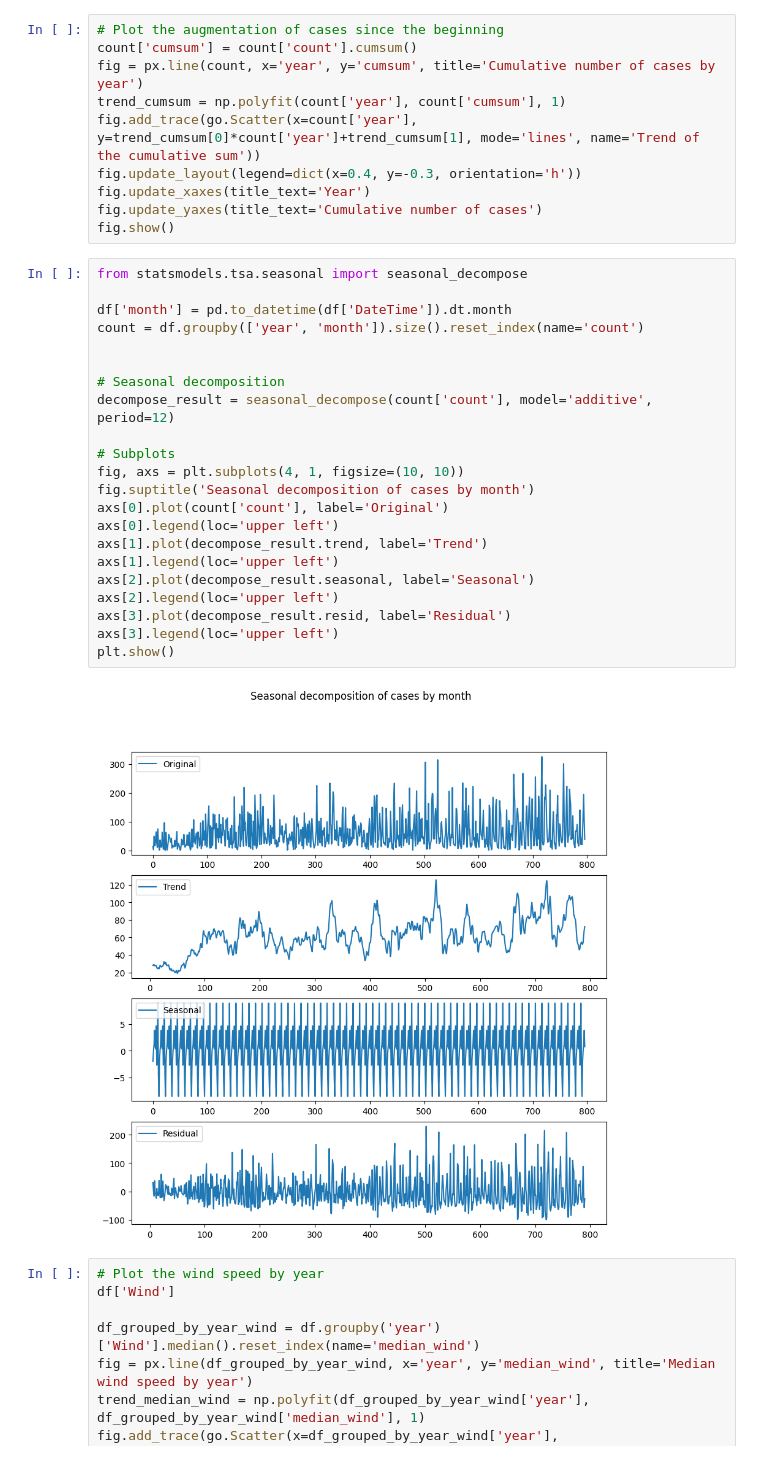
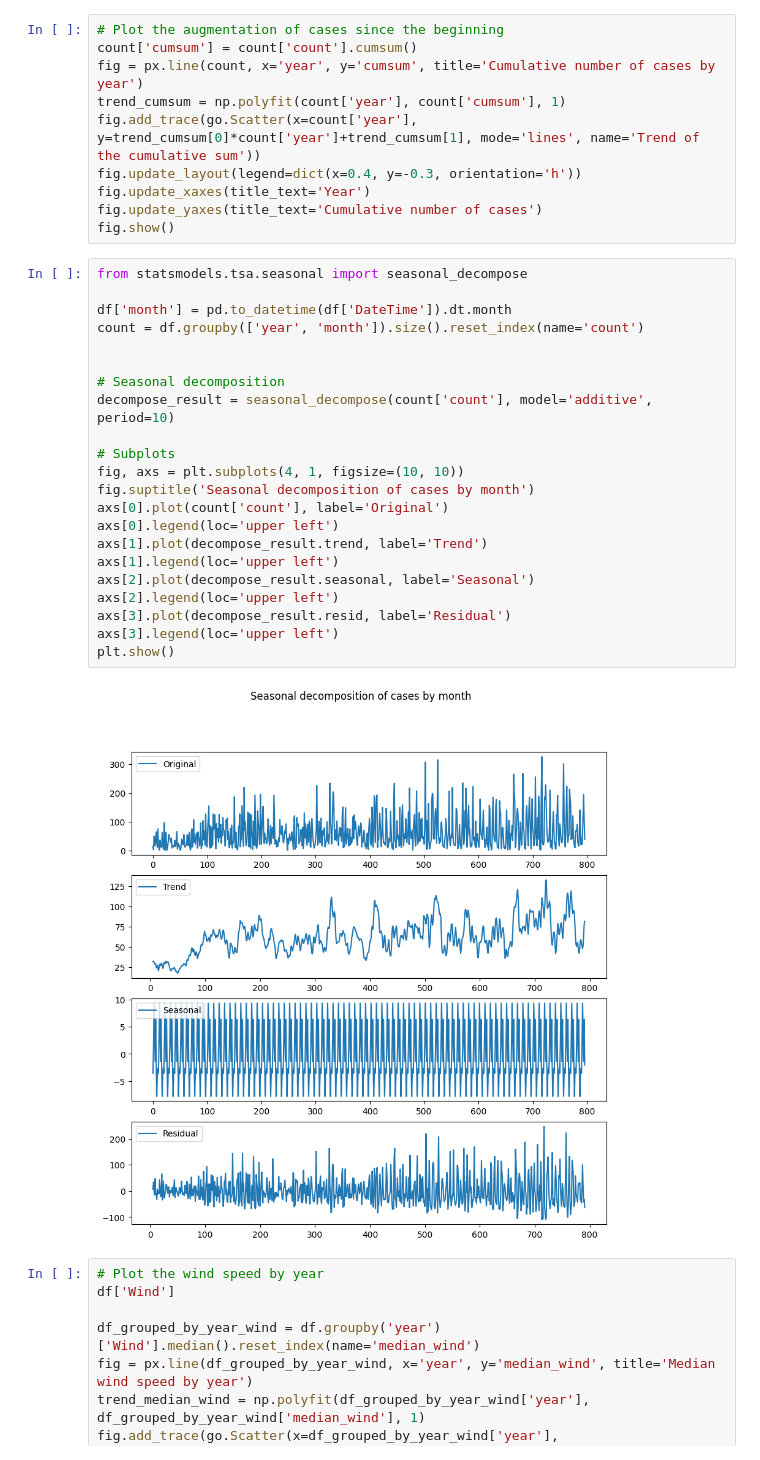
Before and after one commit to saucyq/hurricane-tracker, a Jupyter notebook: test.ipynb, the cells around one changed output. Saved outputs shown, nothing was run; the diff lists cells and outputs as text.

```diff
--- a/test.ipynb
+++ b/test.ipynb
@@ -49,27 +49,27 @@ fig.show()
 # %%
 from statsmodels.tsa.seasonal import seasonal_decompose
 
 df['month'] = pd.to_datetime(df['DateTime']).dt.month
 count = df.groupby(['year', 'month']).size().reset_index(name='count')
 
 
 # Seasonal decomposition
-decompose_result = seasonal_decompose(count['count'], model='additive', period=12)
+decompose_result = seasonal_decompose(count['count'], model='additive', period=10)
 
 # Subplots
 fig, axs = plt.subplots(4, 1, figsize=(10, 10))
 fig.suptitle('Seasonal decomposition of cases by month')
 axs[0].plot(count['count'], label='Original')
 axs[0].legend(loc='upper left')
 axs[1].plot(decompose_result.trend, label='Trend')
 axs[1].legend(loc='upper left')
 axs[2].plot(decompose_result.seasonal, label='Seasonal')
 axs[2].legend(loc='upper left')
 axs[3].plot(decompose_result.resid, label='Residual')
 axs[3].legend(loc='upper left')
 plt.show()
 # %% [output]
-[figure, old version]
+[figure, new version]
 # %%
 # Plot the wind speed by year
 df['Wind']
```
Also changed, not shown: parts of 3 cells of this notebook.
